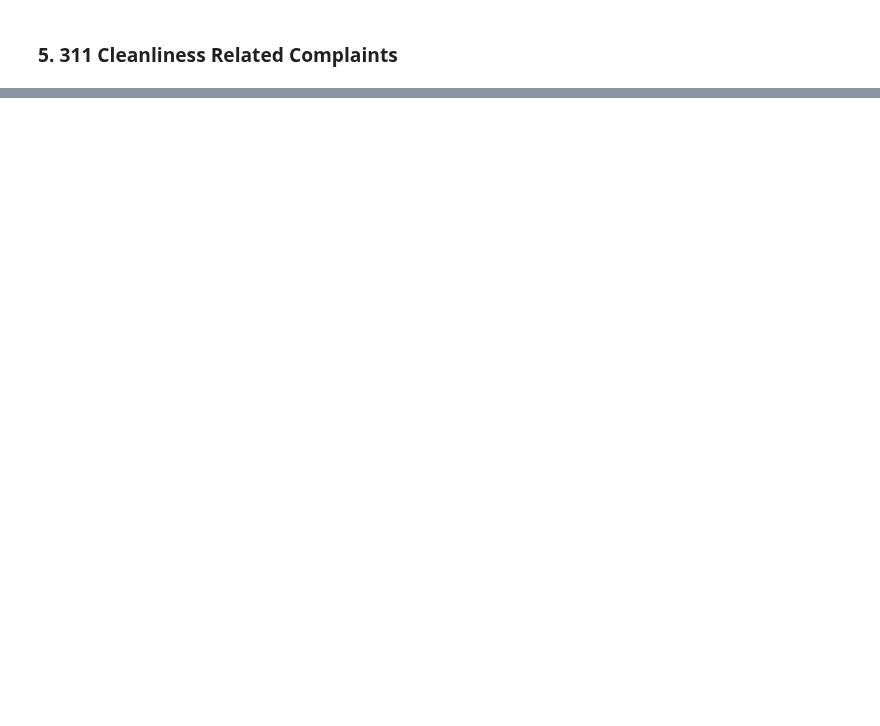
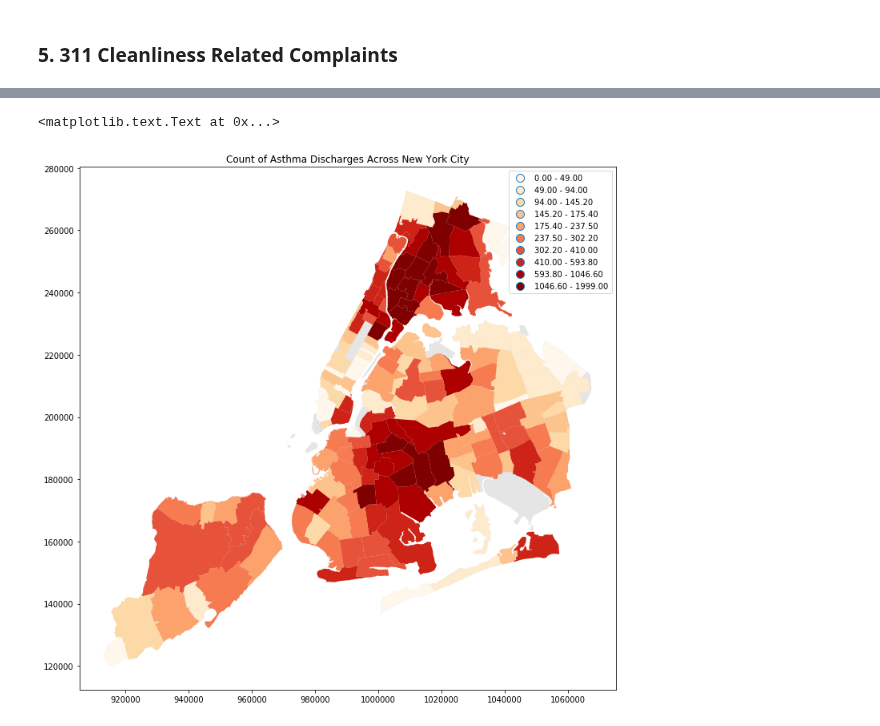
Before and after one commit to rxl204/PUI2017_rxl204, a Jupyter notebook: ExtraCredit/PUI_EC_rxl204.ipynb, the cells around one changed output, grey strips where cells are left out. Drawn from its saved outputs; the diff is of its cells as text; code cells hidden in the pictures; blank space fills up the shorter version.

```diff
--- a/ExtraCredit/PUI_EC_rxl204.ipynb
+++ b/ExtraCredit/PUI_EC_rxl204.ipynb
@@ -326,0 +602,3 @@ javascript:showDownloadDialog(downloadValidator)
+# %%
+dfjoin = dfjoin[['postcode', 'spc_common','Discharges_2012-2014', 'Dicharge_Rate']]
+dfjoin.head()
@@ -326,0 +612,3 @@ javascript:showDownloadDialog(downloadValidator)
+# %%
+dfjoin.columns = ['postcode', 'planetree_count', 'discharges_count', 'discharge_rate']
+dfjoin.head()
@@ -326,0 +776,4 @@ javascript:showDownloadDialog(downloadValidator)
+# %%
+#merge both based on zipcode
+dfmapas = pd.merge(zipsNYC, dfjoin, left_on='ZIPCODE', right_on='postcode')
+dfmapas
@@ -326,0 +799,11 @@ javascript:showDownloadDialog(downloadValidator)
+# %%
+#plot shapefile as basemap
+#overlap with counts of pine tree in each zipcode
+fig = plt.figure(figsize = (12,12))
+ax = fig.add_subplot(111)
+zipsNYC.plot(ax=ax, color='black', alpha=0.1)
+dfmapas.plot(ax=ax, column='discharges_count',cmap='OrRd',scheme='quantiles',k=10,legend=True);
+plt.title('Count of Asthma Discharges Across New York City', size=12)
+# %% [output]
+<matplotlib.text.Text at 0x...>
+[figure, added]
```
Also changed, not shown: parts of 77 cells of this notebook, 4 other files.
